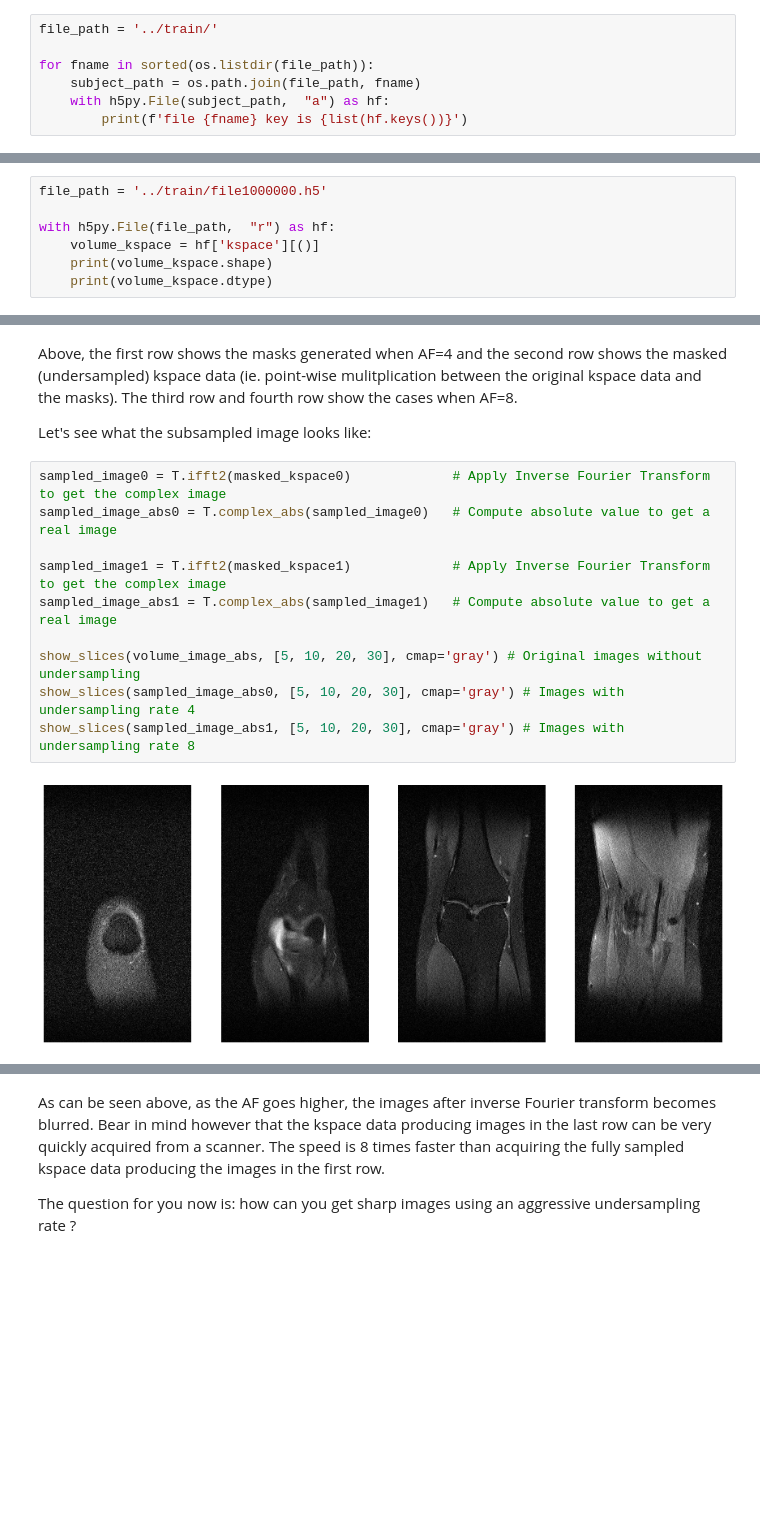
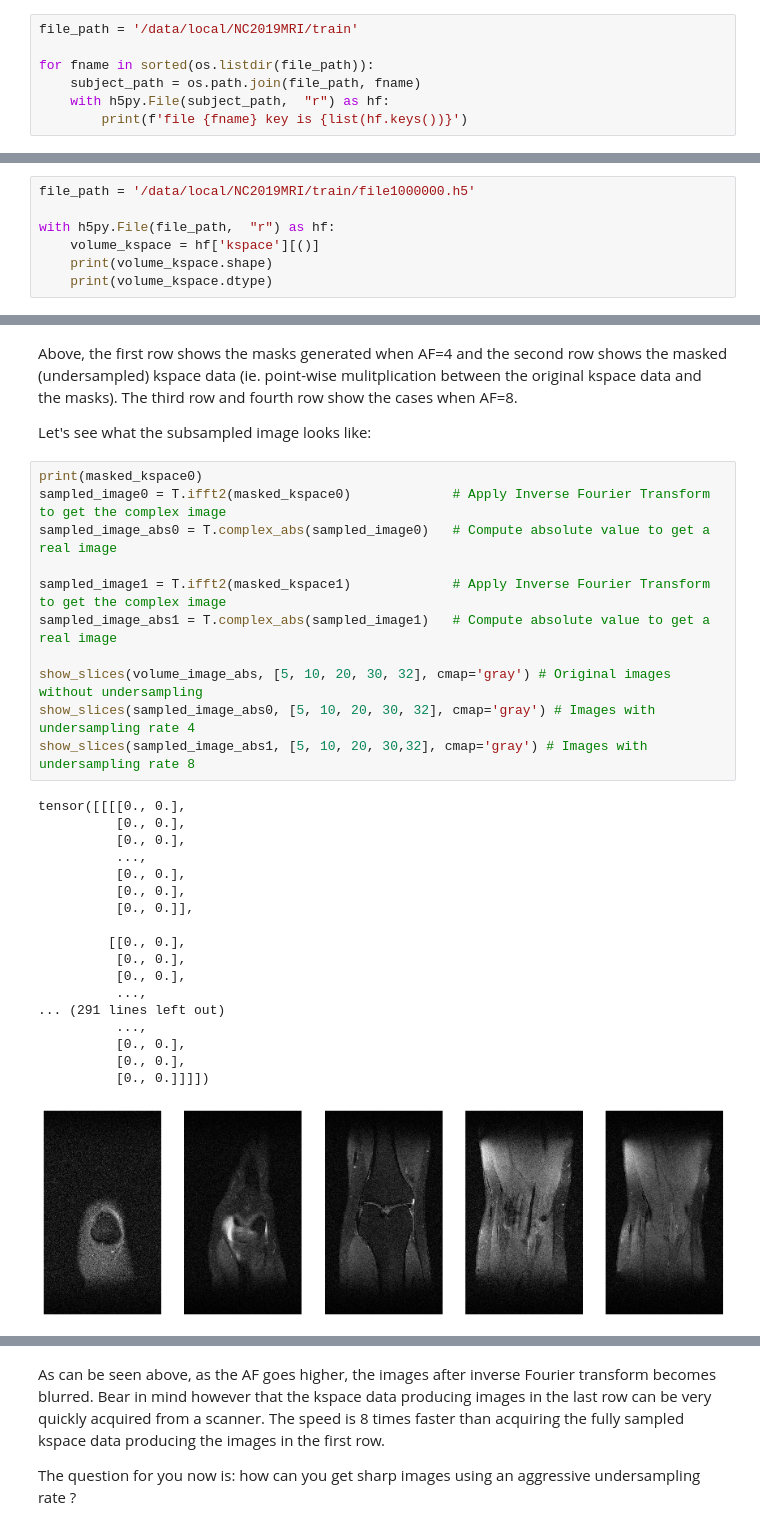
Before and after one commit to bmistry12/fastmri-reconstruction, a Jupyter notebook: MRI_tutorial.ipynb, the cells around one changed output, grey strips where cells are left out. Saved outputs shown, nothing was run; the diff lists cells and outputs as text; blank space fills up the shorter version.

```diff
--- a/MRI_tutorial.ipynb
+++ b/MRI_tutorial.ipynb
@@ -17,11 +17,11 @@ from matplotlib import pyplot as plt
 ## Training data set
 The MRI dataset we used for this coursework is distributed as a set of HDF5 files and can be read with the h5py package. Here, we show how to open a file from training dataset. Each file corresponds to one MRI scan volume (many stacked slices), containing the corresponding k-space data and some meta data related to the scan. Let's first look at examples from the training data set. We loop through all training data to see what each HD5 file contains: each file has a key denoted by `'kspace'`.
 # %%
-file_path = '../train/'
+file_path = '/data/local/NC2019MRI/train'
 
 for fname in sorted(os.listdir(file_path)):
     subject_path = os.path.join(file_path, fname)
-    with h5py.File(subject_path,  "a") as hf:
+    with h5py.File(subject_path,  "r") as hf:
         print(f'file {fname} key is {list(hf.keys())}')
 # %% [output]
 file file1000000.h5 key is ['kspace']
@@ -42,7 +42,7 @@ file file1000759.h5 key is ['kspace']
 file file1000769.h5 key is ['kspace']
 file file1000810.h5 key is ['kspace']
 # %%
-file_path = '../train/file1000000.h5'
+file_path = '/data/local/NC2019MRI/train/file1000000.h5'
 
 with h5py.File(file_path,  "r") as hf:
     volume_kspace = hf['kspace'][()]
@@ -125,14 +143,32 @@ Above, the first row shows the masks generated when AF=4 and the second row show
 
 Let's see what the subsampled image looks like:
 # %%
+print(masked_kspace0)
 sampled_image0 = T.ifft2(masked_kspace0)             # Apply Inverse Fourier Transform to get the complex image
 sampled_image_abs0 = T.complex_abs(sampled_image0)   # Compute absolute value to get a real image
 
 sampled_image1 = T.ifft2(masked_kspace1)             # Apply Inverse Fourier Transform to get the complex image
 sampled_image_abs1 = T.complex_abs(sampled_image1)   # Compute absolute value to get a real image
 
-show_slices(volume_image_abs, [5, 10, 20, 30], cmap='gray') # Original images without undersampling
-show_slices(sampled_image_abs0, [5, 10, 20, 30], cmap='gray') # Images with undersampling rate 4
-show_slices(sampled_image_abs1, [5, 10, 20, 30], cmap='gray') # Images with undersampling rate 8
+show_slices(volume_image_abs, [5, 10, 20, 30, 32], cmap='gray') # Original images without undersampling
+show_slices(sampled_image_abs0, [5, 10, 20, 30, 32], cmap='gray') # Images with undersampling rate 4
+show_slices(sampled_image_abs1, [5, 10, 20, 30,32], cmap='gray') # Images with undersampling rate 8
 # %% [output]
+tensor([[[[0., 0.],
+          [0., 0.],
+          [0., 0.],
+          ...,
+          [0., 0.],
+          [0., 0.],
+          [0., 0.]],
+
+         [[0., 0.],
+          [0., 0.],
+          [0., 0.],
+          ...,
+... (291 lines left out)
+          ...,
+          [0., 0.],
+          [0., 0.],
+          [0., 0.]]]])
-[figure, old version]
+[figure, new version]
```
Also changed, not shown: parts of 4 cells of this notebook, 8 other files.
